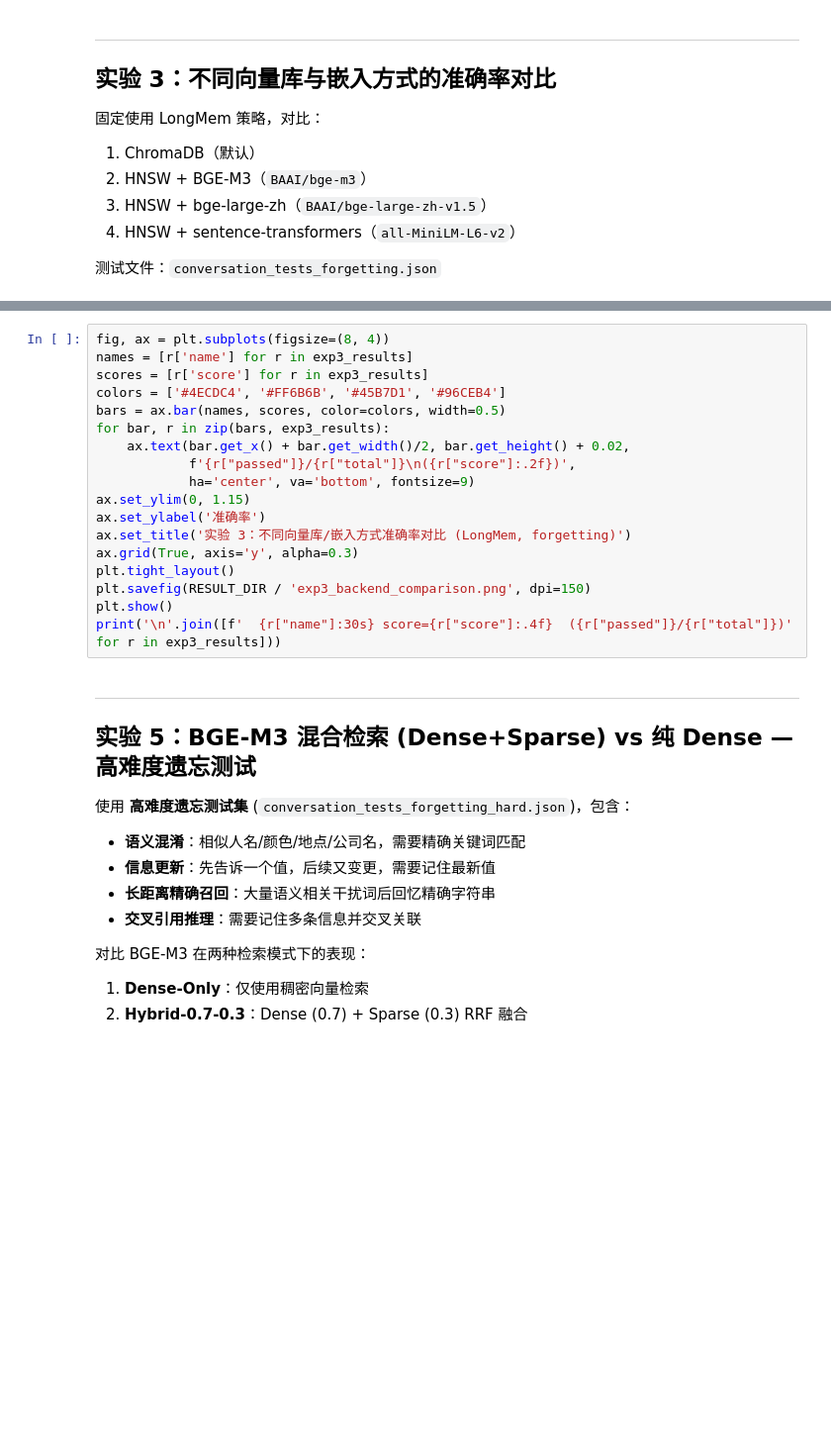
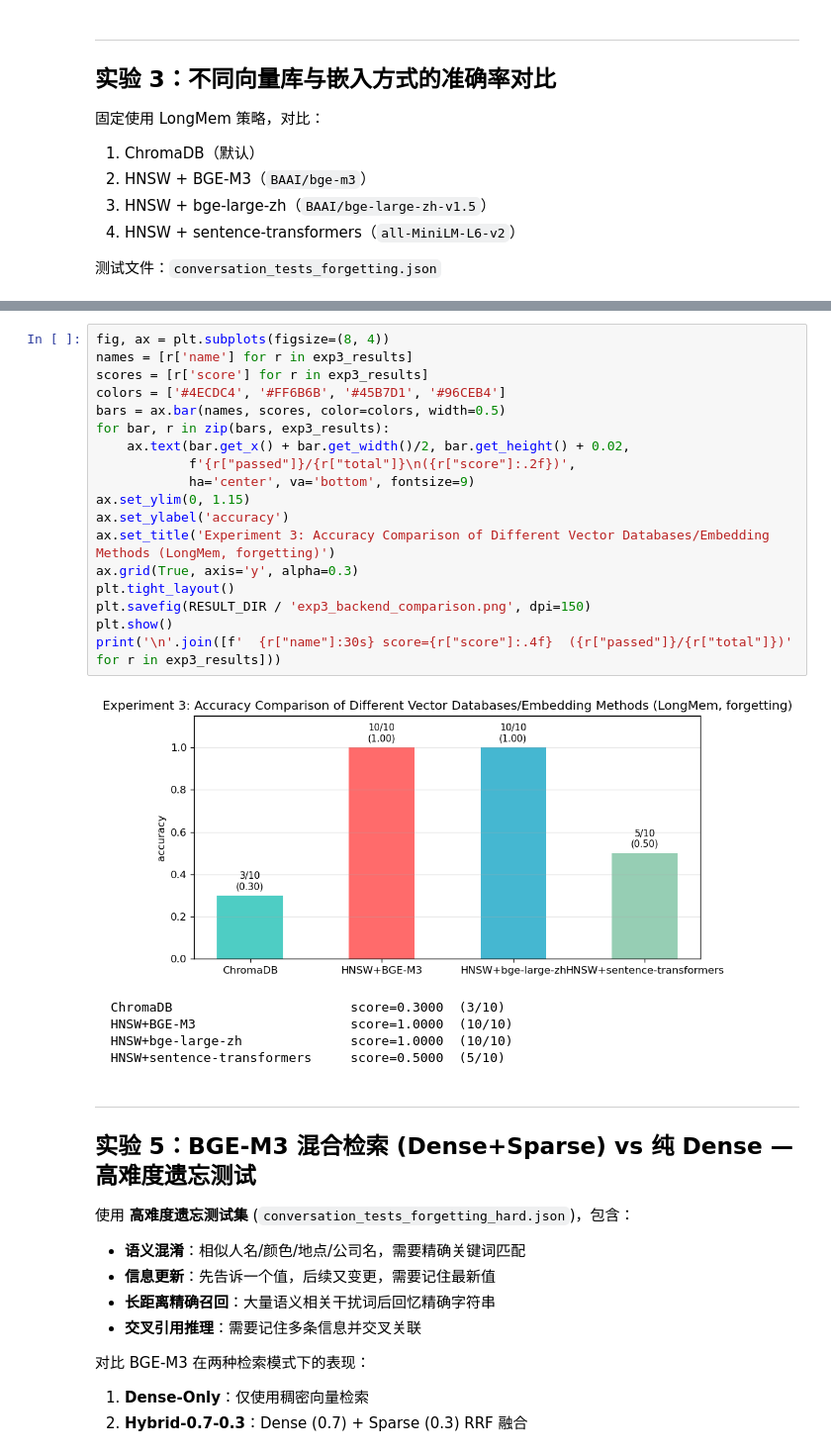
Before and after one commit to hujinda-art/core, a Jupyter notebook: experiments.ipynb, the cells around one changed output, grey strips where cells are left out. Shown at 99% size. Saved outputs shown, nothing was run; the diff lists cells and outputs as text; blank space fills up the shorter version.

```diff
--- a/experiments.ipynb
+++ b/experiments.ipynb
@@ -305,21 +314,27 @@ for b, summary in zip(BACKENDS, exp3_summaries):
 # %%
 fig, ax = plt.subplots(figsize=(8, 4))
 names = [r['name'] for r in exp3_results]
 scores = [r['score'] for r in exp3_results]
 colors = ['#4ECDC4', '#FF6B6B', '#45B7D1', '#96CEB4']
 bars = ax.bar(names, scores, color=colors, width=0.5)
 for bar, r in zip(bars, exp3_results):
     ax.text(bar.get_x() + bar.get_width()/2, bar.get_height() + 0.02,
             f'{r["passed"]}/{r["total"]}\n({r["score"]:.2f})',
             ha='center', va='bottom', fontsize=9)
 ax.set_ylim(0, 1.15)
-ax.set_ylabel('准确率')
-ax.set_title('实验 3：不同向量库/嵌入方式准确率对比 (LongMem, forgetting)')
+ax.set_ylabel('accuracy')
+ax.set_title('Experiment 3: Accuracy Comparison of Different Vector Databases/Embedding Methods (LongMem, forgetting)')
 ax.grid(True, axis='y', alpha=0.3)
 plt.tight_layout()
 plt.savefig(RESULT_DIR / 'exp3_backend_comparison.png', dpi=150)
 plt.show()
 print('\n'.join([f'  {r["name"]:30s} score={r["score"]:.4f}  ({r["passed"]}/{r["total"]})' for r in exp3_results]))
+# %% [output]
+[figure, added]
+  ChromaDB                       score=0.3000  (3/10)
+  HNSW+BGE-M3                    score=1.0000  (10/10)
+  HNSW+bge-large-zh              score=1.0000  (10/10)
+  HNSW+sentence-transformers     score=0.5000  (5/10)
 # %% [markdown]
 ---
 ## 实验 5：BGE-M3 混合检索 (Dense+Sparse) vs 纯 Dense — 高难度遗忘测试
```
Also changed, not shown: parts of 6 cells of this notebook, 4 other files.
